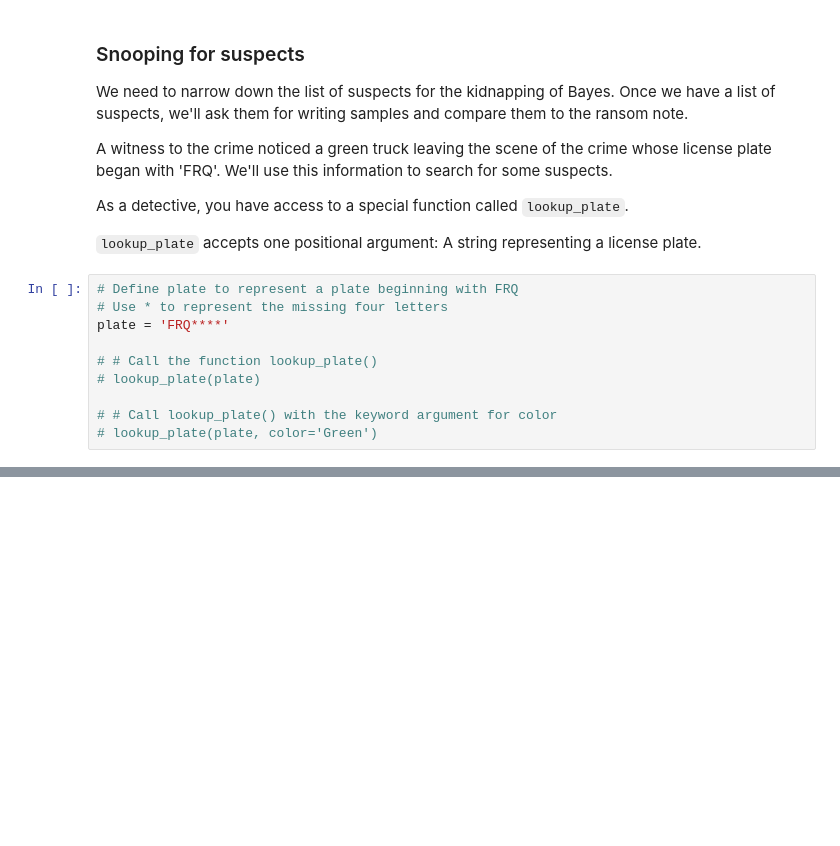
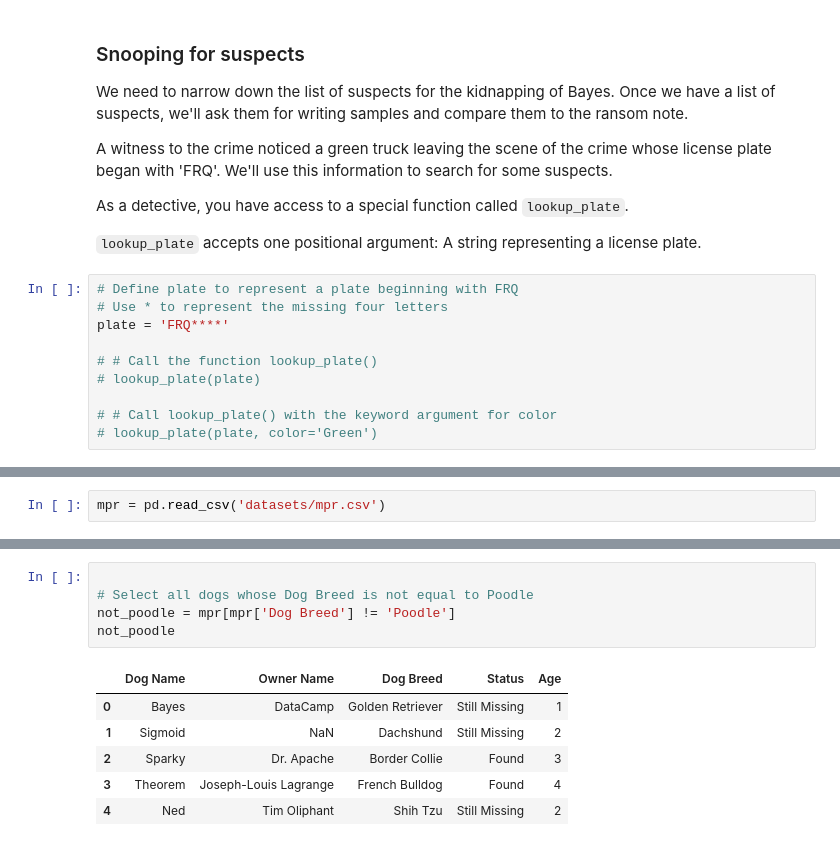
Before and after one commit to afi1289/DatacampPythonProgrammer, a Jupyter notebook: 01IntroductiontoDataScienceinPython/ IntroductiontoDataScienceinPython .ipynb, the cells around one changed output, grey strips where cells are left out. Saved outputs shown, nothing was run; the diff lists cells and outputs as text; blank space fills up the shorter version.

```diff
--- a/01IntroductiontoDataScienceinPython/ IntroductiontoDataScienceinPython .ipynb
+++ b/01IntroductiontoDataScienceinPython/ IntroductiontoDataScienceinPython .ipynb
@@ -160,0 +293,2 @@ plate = 'FRQ****'
+# %%
+mpr = pd.read_csv('datasets/mpr.csv')
@@ -160,0 +388,12 @@ plate = 'FRQ****'
+# %%
+
+# Select all dogs whose Dog Breed is not equal to Poodle
+not_poodle = mpr[mpr['Dog Breed'] != 'Poodle']
+not_poodle
+# %% [output]
+|  | Dog Name | Owner Name | Dog Breed | Status | Age |
+| 0 | Bayes | DataCamp | Golden Retriever | Still Missing | 1 |
+| 1 | Sigmoid | NaN | Dachshund | Still Missing | 2 |
+| 2 | Sparky | Dr. Apache | Border Collie | Found | 3 |
+| 3 | Theorem | Joseph-Louis Lagrange | French Bulldog | Found | 4 |
+| 4 | Ned | Tim Oliphant | Shih Tzu | Still Missing | 2 |
```
Also changed, not shown: parts of 24 cells of this notebook, 2 other files.
